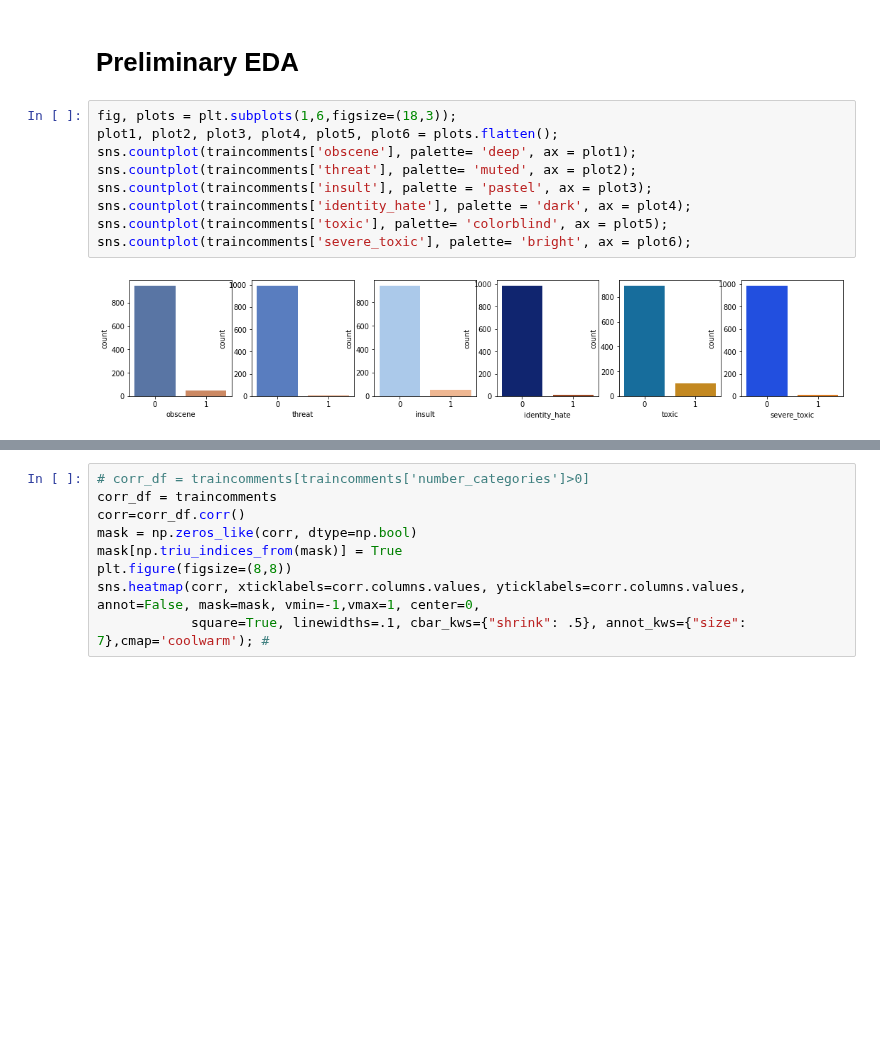
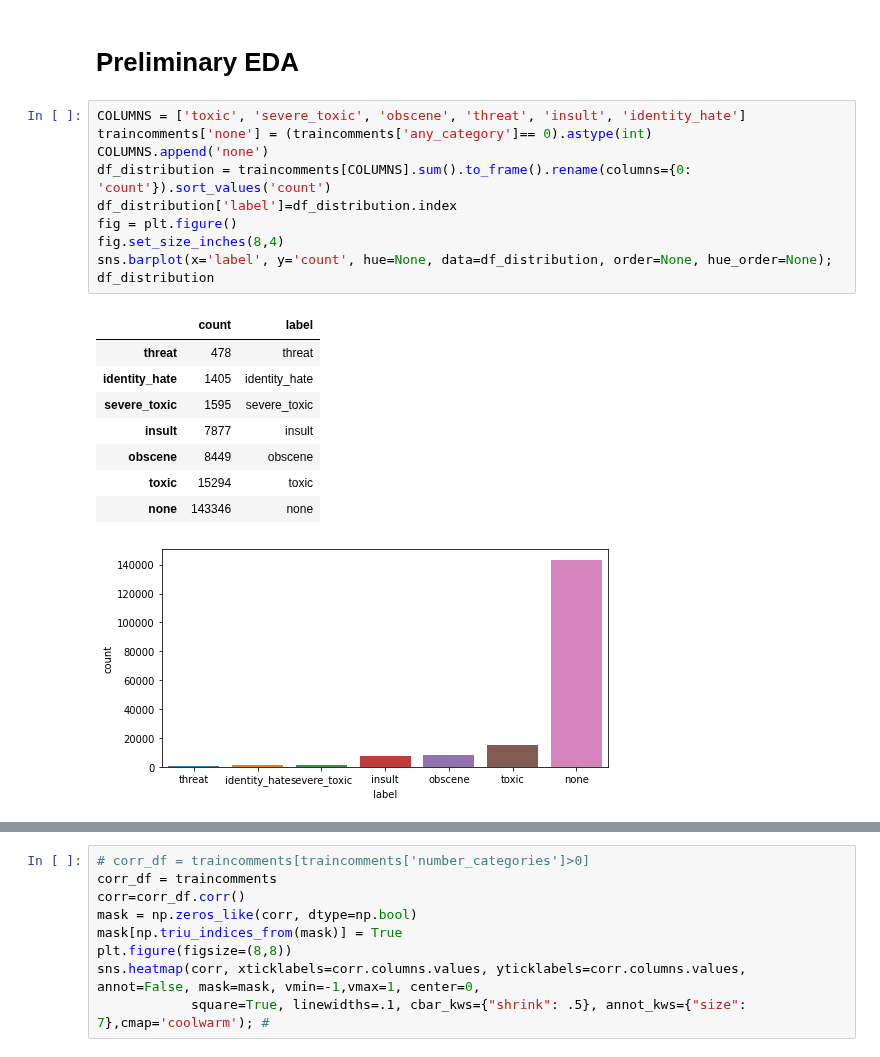
Before and after one commit to orbenishay/Classification, a Jupyter notebook: Toxic_comments_classification.ipynb, the cells around one changed output, grey strips where cells are left out. Cells and saved outputs as stored; diff of their text form; blank space fills up the shorter version.

```diff
--- a/Toxic_comments_classification.ipynb
+++ b/Toxic_comments_classification.ipynb
@@ -205,17 +185,26 @@ dtype: int64
 The data does not contain missing values
 # %% [markdown]
 # **Preliminary EDA**
-# %%
-fig, plots = plt.subplots(1,6,figsize=(18,3));
-plot1, plot2, plot3, plot4, plot5, plot6 = plots.flatten();
-sns.countplot(traincomments['obscene'], palette= 'deep', ax = plot1);
-sns.countplot(traincomments['threat'], palette= 'muted', ax = plot2);
-sns.countplot(traincomments['insult'], palette = 'pastel', ax = plot3);
-sns.countplot(traincomments['identity_hate'], palette = 'dark', ax = plot4);
-sns.countplot(traincomments['toxic'], palette= 'colorblind', ax = plot5);
-sns.countplot(traincomments['severe_toxic'], palette= 'bright', ax = plot6);
-# %% [output]
-[figure, removed]
+# %%
+COLUMNS = ['toxic', 'severe_toxic', 'obscene', 'threat', 'insult', 'identity_hate']
+traincomments['none'] = (traincomments['any_category']== 0).astype(int)
+COLUMNS.append('none')
+df_distribution = traincomments[COLUMNS].sum().to_frame().rename(columns={0: 'count'}).sort_values('count')
+df_distribution['label']=df_distribution.index
+fig = plt.figure()
+fig.set_size_inches(8,4)
+sns.barplot(x='label', y='count', hue=None, data=df_distribution, order=None, hue_order=None);
+df_distribution
+# %% [output]
+|  | count | label |
+| threat | 478 | threat |
+| identity_hate | 1405 | identity_hate |
+| severe_toxic | 1595 | severe_toxic |
+| insult | 7877 | insult |
+| obscene | 8449 | obscene |
+| toxic | 15294 | toxic |
+| none | 143346 | none |
+[figure, added]
 # %%
 sums=traincomments[['toxic','severe_toxic','obscene','threat','insult','identity_hate']].sum(axis=0)
 sums_df=pd.DataFrame(data=sums, columns=['number'])
```
Also changed, not shown: parts of 8 cells of this notebook.
